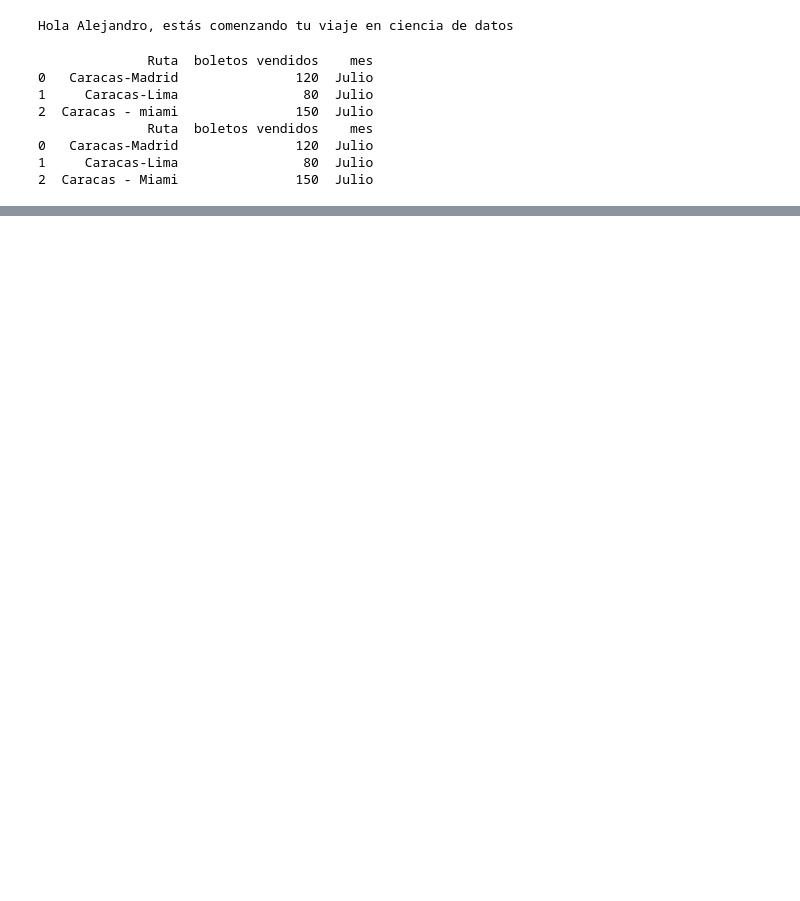
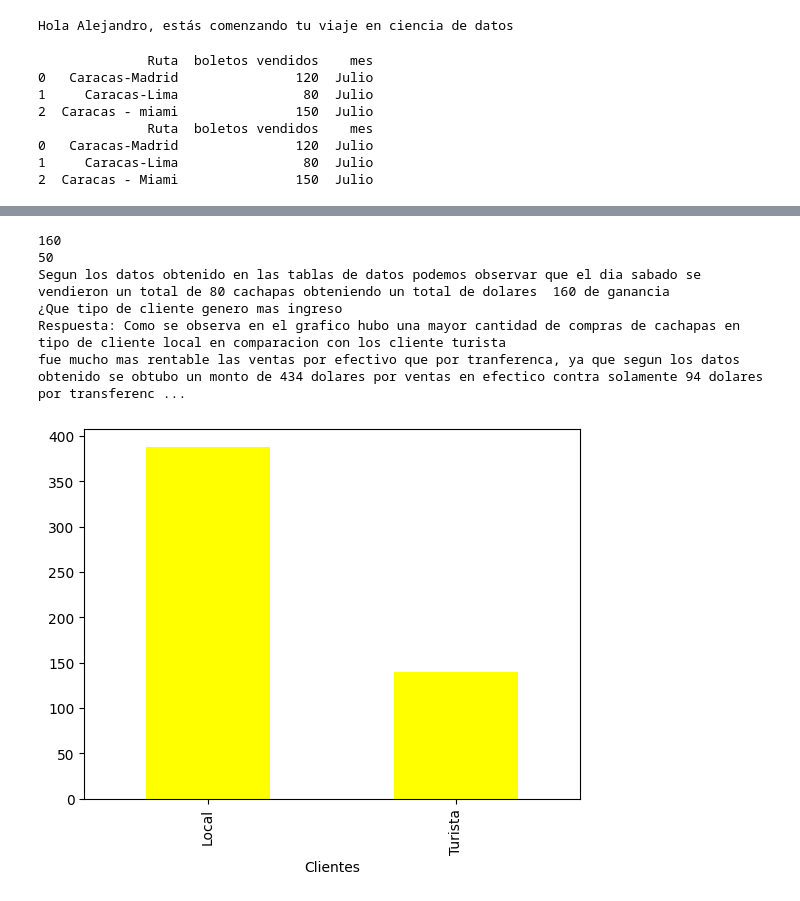
Before and after one commit to aiorodt/Python-Prep, a Jupyter notebook: Alejandro IA/copilotcl1.ipynb, the cells around one changed output, grey strips where cells are left out. Cells and saved outputs as stored; diff of their text form; code cells hidden in the pictures; blank space fills up the shorter version.

```diff
--- a/Alejandro IA/copilotcl1.ipynb
+++ b/Alejandro IA/copilotcl1.ipynb
@@ -63,0 +98,19 @@ Name: Cachapas_Vendidas, dtype: int64
+# %%
+import pandas as pd
+
+print("------------------------------------------------------------------")
+print("------------------------CACHAPAS GIPSAY---------------------------")
+ventas= {"dias":["Lunes","Martes","Miercoles","Jueves","Viernes","Sabado"],"Cachapas vendidas":[40,25,30,47,42,80],"Clientes":["Turista","Local","Turista","Local","Local","Local"],"Metodo de pago":["Efectivo","Efectivo","Efectivo","Transferencia","Efectivo","Efectivo"],"Precio unitario":[2,2,2,2,2,2],"Total ventas":[80,50,60,94,84,160]}
+df=pd.DataFrame(ventas)
+print(df)
+
+print("************************************************************************")
+
+ventas_clientes=df.groupby("Clientes")["Total ventas"].sum()
+print(ventas_clientes)
+ventas_metodos=df.groupby("Metodo de pago")["Total ventas"].sum()
+print(ventas_metodos)
+
+print("******************************************************************************")
+maximo=df["Total ventas"].max()
+minimo=df["Total ventas"].min()
@@ -63,0 +135,18 @@ Name: Cachapas_Vendidas, dtype: int64
+# %%
+print(maximo)
+print(minimo)
+print("Segun los datos obtenido en las tablas de datos podemos observar que el dia sabado se vendieron un total de 80 cachapas obteniendo un total de dolares  160 de ganancia")
+ventas_clientes.plot(kind="bar", color="yellow")
+
+
+print("¿Que tipo de cliente genero mas ingreso")
+print("Respuesta: Como se observa en el grafico hubo una mayor cantidad de compras de cachapas en tipo de cliente local en comparacion con los cliente turista")
+print("fue mucho mas rentable las ventas por efectivo que por tranferenca, ya que segun los datos obtenido se obtubo un monto de 434 dolares por ventas en efectico contra solamente 94 dolares por transferencia")
+# %% [output]
+160
+50
+Segun los datos obtenido en las tablas de datos podemos observar que el dia sabado se vendieron un total de 80 cachapas obteniendo un total de dolares  160 de ganancia
+¿Que tipo de cliente genero mas ingreso
+Respuesta: Como se observa en el grafico hubo una mayor cantidad de compras de cachapas en tipo de cliente local en comparacion con los cliente turista
+fue mucho mas rentable las ventas por efectivo que por tranferenca, ya que segun los datos obtenido se obtubo un monto de 434 dolares por ventas en efectico contra solamente 94 dolares por transferenc ...
+[figure, added]
```
Also changed, not shown: parts of 5 cells of this notebook.
